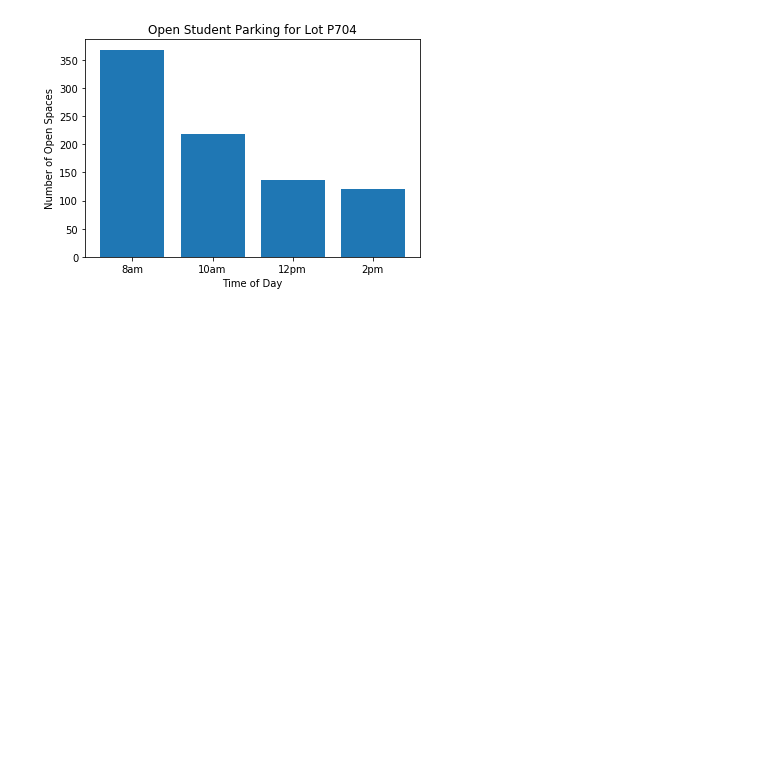
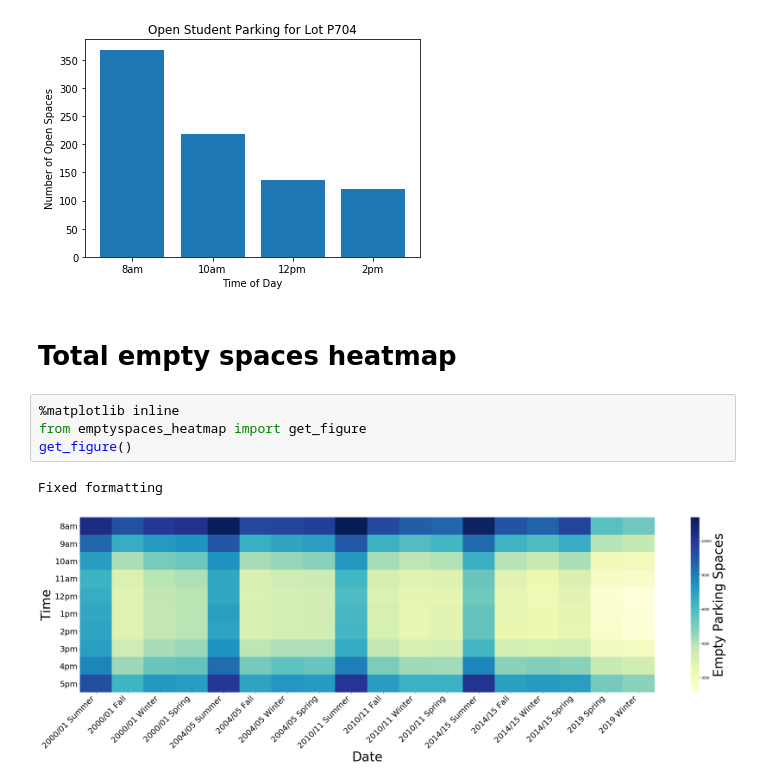
Before and after one commit to Maguilar43/ECE143_FinalProject, a Jupyter notebook: codes/Group18_Visualizations.ipynb, the cells around one changed output. Saved outputs shown, nothing was run; the diff lists cells and outputs as text; blank space fills up the shorter version.

Commit message:
Move emptyspaces_heatmap method to codes folder and get the figure into the visualization file.

```diff
--- a/codes/Group18_Visualizations.ipynb
+++ b/codes/Group18_Visualizations.ipynb
@@ -54,3 +54,12 @@ plt.ylabel('Number of Open Spaces')
 # %% [output]
 Text(0, 0.5, 'Number of Open Spaces')
 [figure]
+# %% [markdown]
+# Total empty spaces heatmap
+# %%
+%matplotlib inline
+from emptyspaces_heatmap import get_figure
+get_figure()
+# %% [output]
+Fixed formatting
+[figure, added]
```
Also changed, not shown: 2 other files.
